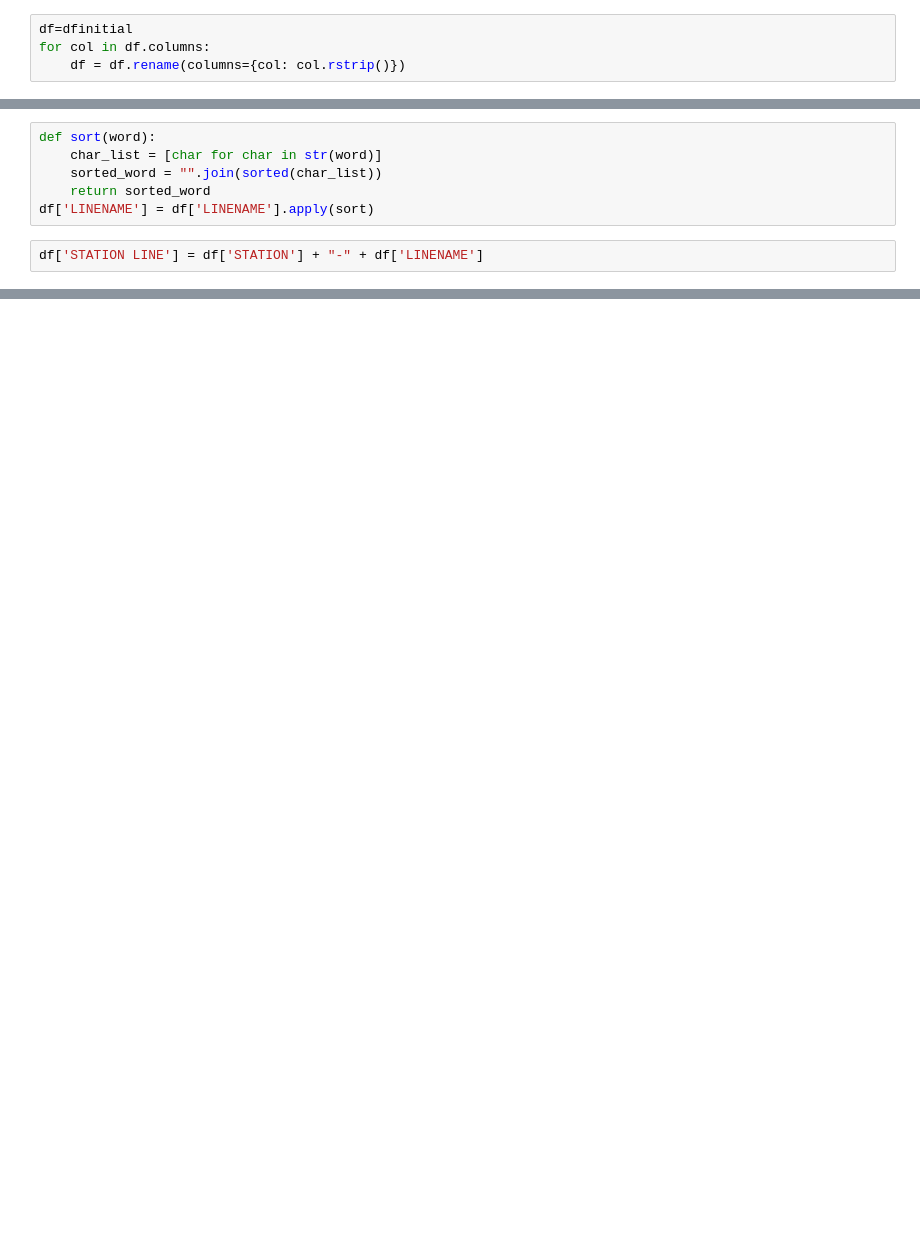
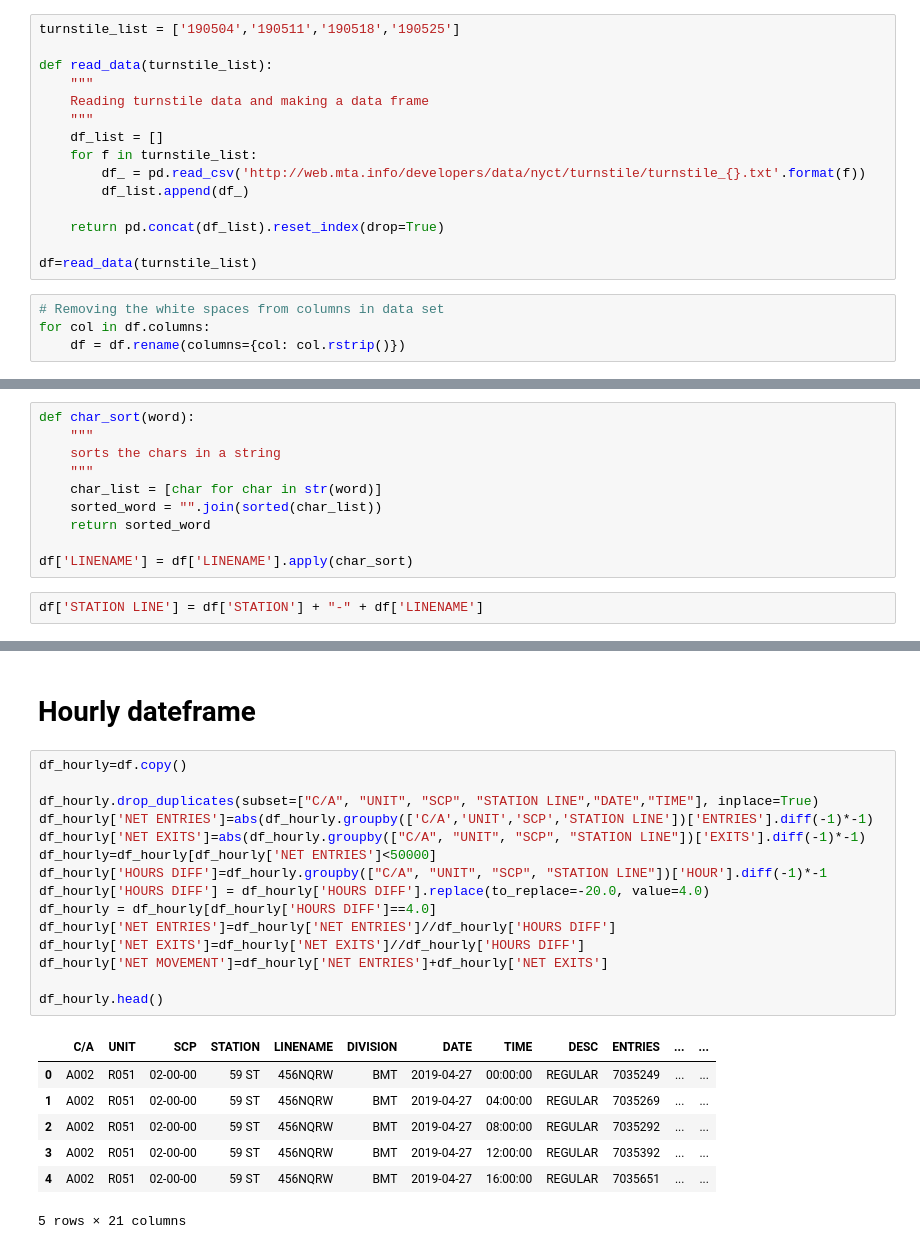
Before and after one commit to bubblebooy/Metis-Project-1-EDA, a Jupyter notebook: Subway Project EDA 0401.ipynb, the cells around one changed output, grey strips where cells are left out. Saved outputs shown, nothing was run; the diff lists cells and outputs as text; blank space fills up the shorter version.

```diff
--- a/Subway Project EDA 0401.ipynb
+++ b/Subway Project EDA 0401.ipynb
@@ -17,4 +11,19 @@ dfinitial=pd.concat([df0504,df0511,df0518,df0525]).reset_index(drop=True)
+# %%
+turnstile_list = ['190504','190511','190518','190525']
+
+def read_data(turnstile_list):
+    """
+    Reading turnstile data and making a data frame
+    """
+    df_list = []
+    for f in turnstile_list:
+        df_ = pd.read_csv('http://web.mta.info/developers/data/nyct/turnstile/turnstile_{}.txt'.format(f))
+        df_list.append(df_)
+
+    return pd.concat(df_list).reset_index(drop=True)
+
+df=read_data(turnstile_list)
 # %%
-df=dfinitial
+# Removing the white spaces from columns in data set
 for col in df.columns:
     df = df.rename(columns={col: col.rstrip()})
@@ -32,8 +46,12 @@ df['WEEKEND']=(df['DAY OF WEEK']==5)|(df['DAY OF WEEK']==6)
 # %%
-def sort(word):
+def char_sort(word):
+    """
+    sorts the chars in a string
+    """
     char_list = [char for char in str(word)]
     sorted_word = "".join(sorted(char_list))
     return sorted_word
-df['LINENAME'] = df['LINENAME'].apply(sort)
+
+df['LINENAME'] = df['LINENAME'].apply(char_sort)
 # %%
 df['STATION LINE'] = df['STATION'] + "-" + df['LINENAME']
@@ -319,0 +126,25 @@ df[(df['C/A']=='N508')&(df['UNIT']=='R453')&(df['SCP']=='00-00-00')]['DATE'].val
+# %% [markdown]
+# Hourly dateframe
+# %%
+df_hourly=df.copy()
+
+df_hourly.drop_duplicates(subset=["C/A", "UNIT", "SCP", "STATION LINE","DATE","TIME"], inplace=True)
+df_hourly['NET ENTRIES']=abs(df_hourly.groupby(['C/A','UNIT','SCP','STATION LINE'])['ENTRIES'].diff(-1)*-1)
+df_hourly['NET EXITS']=abs(df_hourly.groupby(["C/A", "UNIT", "SCP", "STATION LINE"])['EXITS'].diff(-1)*-1)
+df_hourly=df_hourly[df_hourly['NET ENTRIES']<50000]
+df_hourly['HOURS DIFF']=df_hourly.groupby(["C/A", "UNIT", "SCP", "STATION LINE"])['HOUR'].diff(-1)*-1
+df_hourly['HOURS DIFF'] = df_hourly['HOURS DIFF'].replace(to_replace=-20.0, value=4.0)
+df_hourly = df_hourly[df_hourly['HOURS DIFF']==4.0]
+df_hourly['NET ENTRIES']=df_hourly['NET ENTRIES']//df_hourly['HOURS DIFF']
+df_hourly['NET EXITS']=df_hourly['NET EXITS']//df_hourly['HOURS DIFF']
+df_hourly['NET MOVEMENT']=df_hourly['NET ENTRIES']+df_hourly['NET EXITS']
+
+df_hourly.head()
+# %% [output]
+|  | C/A | UNIT | SCP | STATION | LINENAME | DIVISION | DATE | TIME | DESC | ENTRIES | ... | ... |
+| 0 | A002 | R051 | 02-00-00 | 59 ST | 456NQRW | BMT | 2019-04-27 | 00:00:00 | REGULAR | 7035249 | ... | ... |
+| 1 | A002 | R051 | 02-00-00 | 59 ST | 456NQRW | BMT | 2019-04-27 | 04:00:00 | REGULAR | 7035269 | ... | ... |
+| 2 | A002 | R051 | 02-00-00 | 59 ST | 456NQRW | BMT | 2019-04-27 | 08:00:00 | REGULAR | 7035292 | ... | ... |
+| 3 | A002 | R051 | 02-00-00 | 59 ST | 456NQRW | BMT | 2019-04-27 | 12:00:00 | REGULAR | 7035392 | ... | ... |
+| 4 | A002 | R051 | 02-00-00 | 59 ST | 456NQRW | BMT | 2019-04-27 | 16:00:00 | REGULAR | 7035651 | ... | ... |
+5 rows × 21 columns
```
Also changed, not shown: parts of 56 cells of this notebook.
